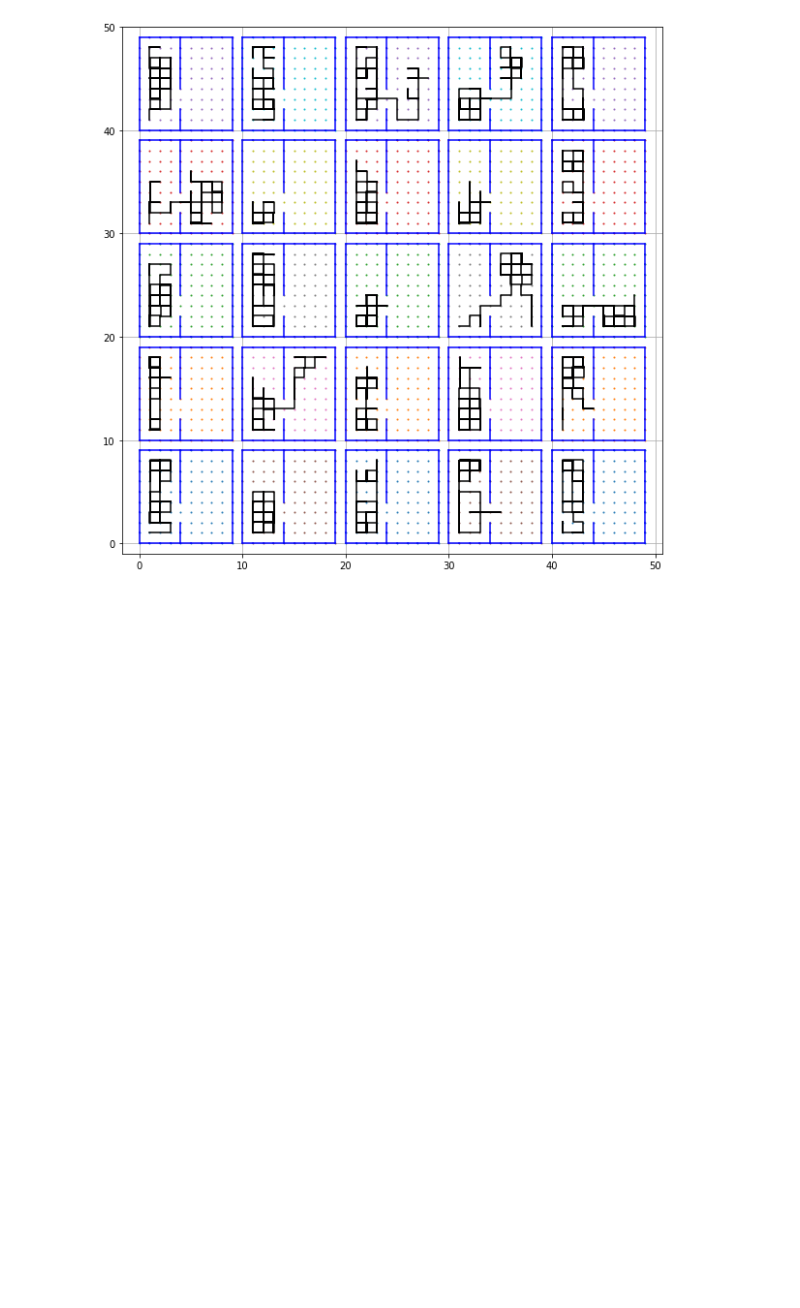
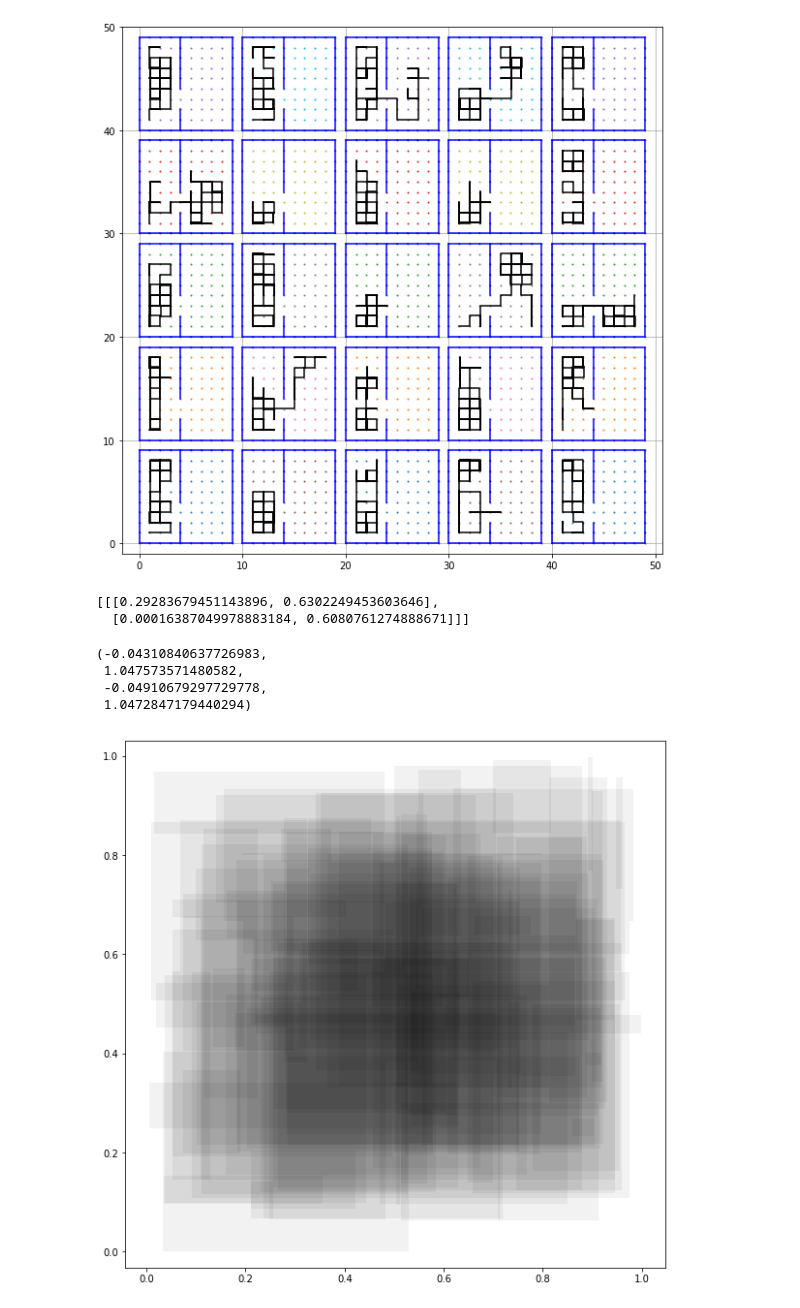
Before and after one commit to mango314/math-blog, a Jupyter notebook: 2019/030819 - Fences.ipynb, the cells around one changed output. Saved outputs shown, nothing was run; the diff lists cells and outputs as text; code cells hidden in the pictures; blank space fills up the shorter version.

```diff
--- a/2019/030819 - Fences.ipynb
+++ b/2019/030819 - Fences.ipynb
@@ -181,0 +211,29 @@ plt.ylim([-1,5*M])
+# %%
+rectangle = []
+
+a,b,c,d = np.random.random(4)
+
+R = [[a,b],[c,d]]
+
+[ overlap(R,r) for r in rectangle ]
+
+#if R not in rectangle:
+#    rectangle += [R]
+#rectangle
+# %% [output]
+[[[0.29283679451143896, 0.6302249453603646],
+  [0.00016387049978883184, 0.6080761274888671]]]
+# %%
+for t in range(100):
+
+    L = np.random.random()
+    a,b,c,d = np.random.random(4)
+    plt.fill( [a,b,b,a] , [c,c,d,d] , 'k', alpha=0.05 )
+    #plt.fill( [a,b,b,a] , [c,c,d,d] , 'k', alpha=0.1 )
+plt.axis("Equal")
+# %% [output]
+(-0.04310840637726983,
+ 1.047573571480582,
+ -0.04910679297729778,
+ 1.0472847179440294)
+[figure, added]
```
Also changed, not shown: parts of 8 cells of this notebook.
